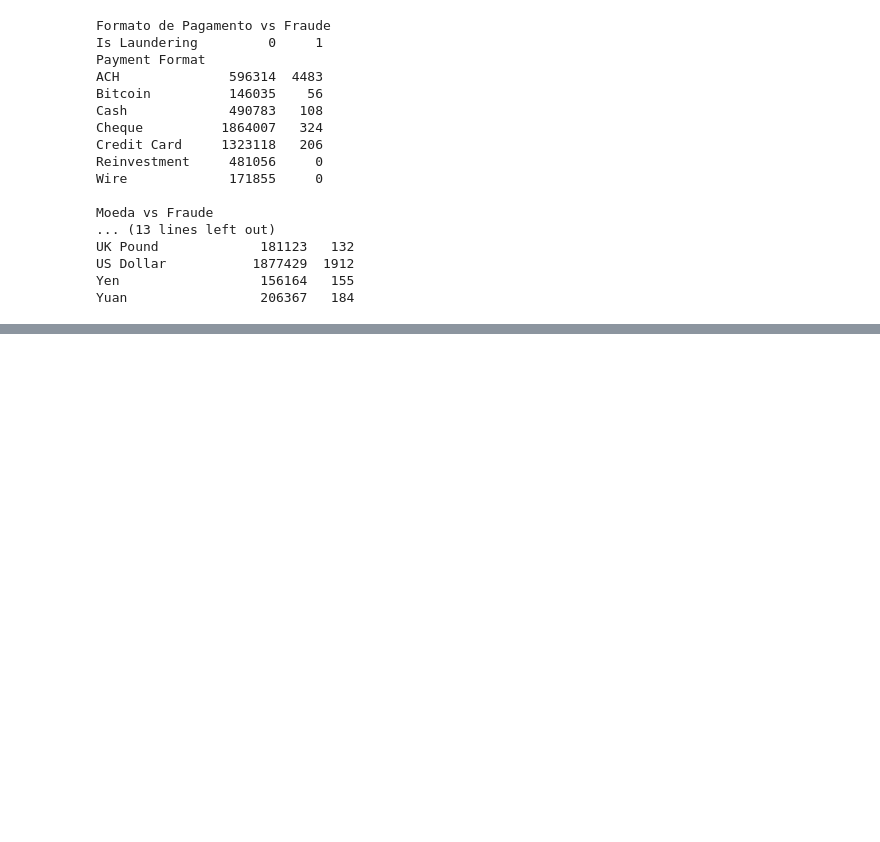
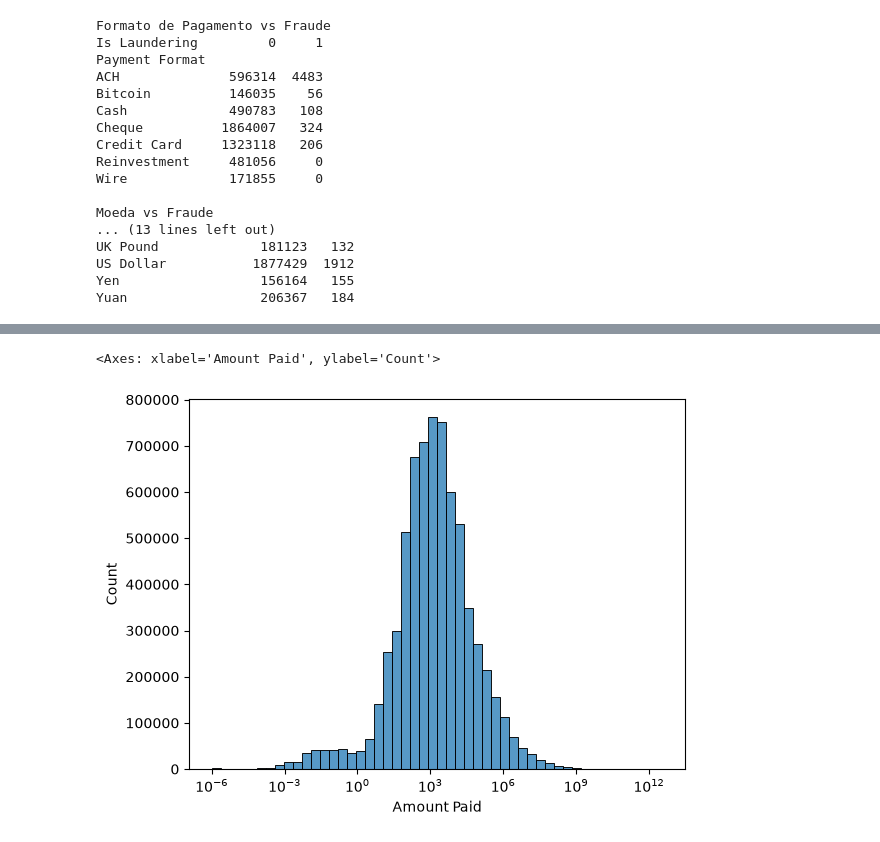
Before and after one commit to mateusmtorres23/aml-research, a Jupyter notebook: anomaly-detection-ibm-aml/eda.ipynb, the cells around one changed output, grey strips where cells are left out. Saved outputs shown, nothing was run; the diff lists cells and outputs as text; code cells hidden in the pictures; blank space fills up the shorter version.

```diff
--- a/anomaly-detection-ibm-aml/eda.ipynb
+++ b/anomaly-detection-ibm-aml/eda.ipynb
@@ -200,3 +187,9 @@ UK Pound             181123   132
 US Dollar           1877429  1912
 Yen                  156164   155
 Yuan                 206367   184
+# %%
+LI_ACCOUNT_DATA_PATH = Path().cwd() / "Data-LI" / "LI-Small_accounts.csv"
+LI_TRANSACTIONS_DATA_PATH = Path().cwd() / "Data-LI" / "LI-Small_Trans.csv"
+
+accounts_df = pd.read_csv(LI_ACCOUNT_DATA_PATH)
+trans_df = pd.read_csv(LI_TRANSACTIONS_DATA_PATH)
@@ -202,0 +240,9 @@ Yuan                 206367   184
+# %%
+import seaborn as sns
+
+trans_df_amounts = trans_df[trans_df['Amount Paid'] > 0]
+
+sns.histplot(data=trans_df_amounts,x='Amount Paid', log_scale=True, bins=50)
+# %% [output]
+<Axes: xlabel='Amount Paid', ylabel='Count'>
+[figure, added]
```
Also changed, not shown: parts of 5 cells of this notebook, 10 other files.
